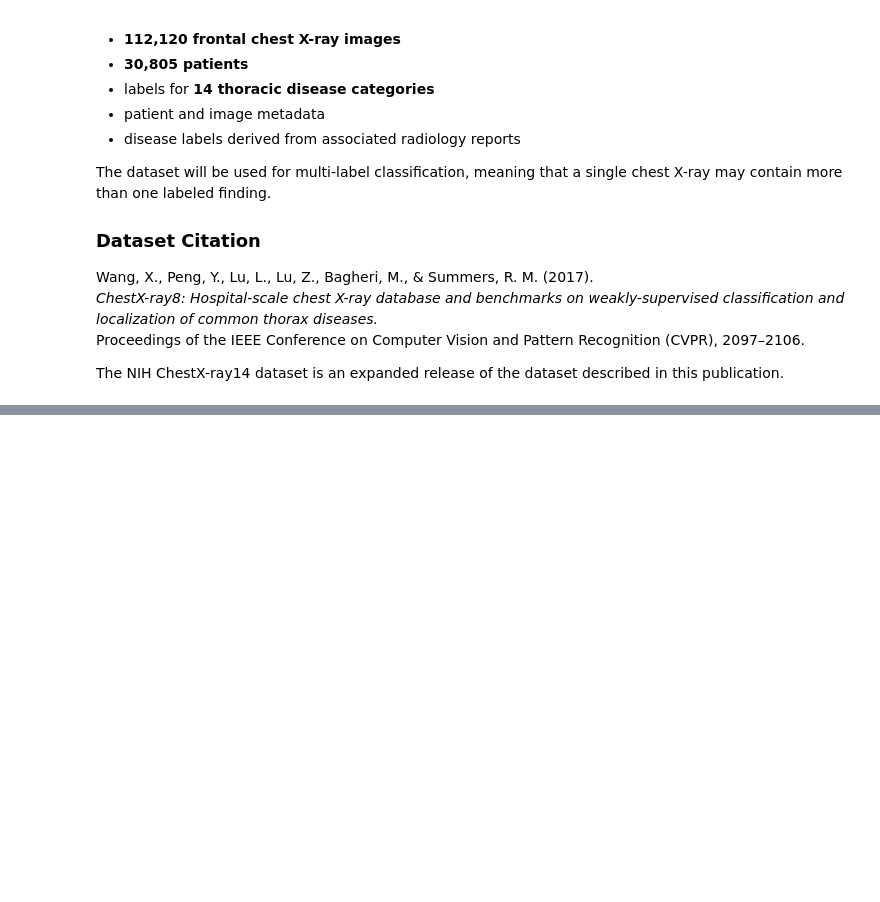
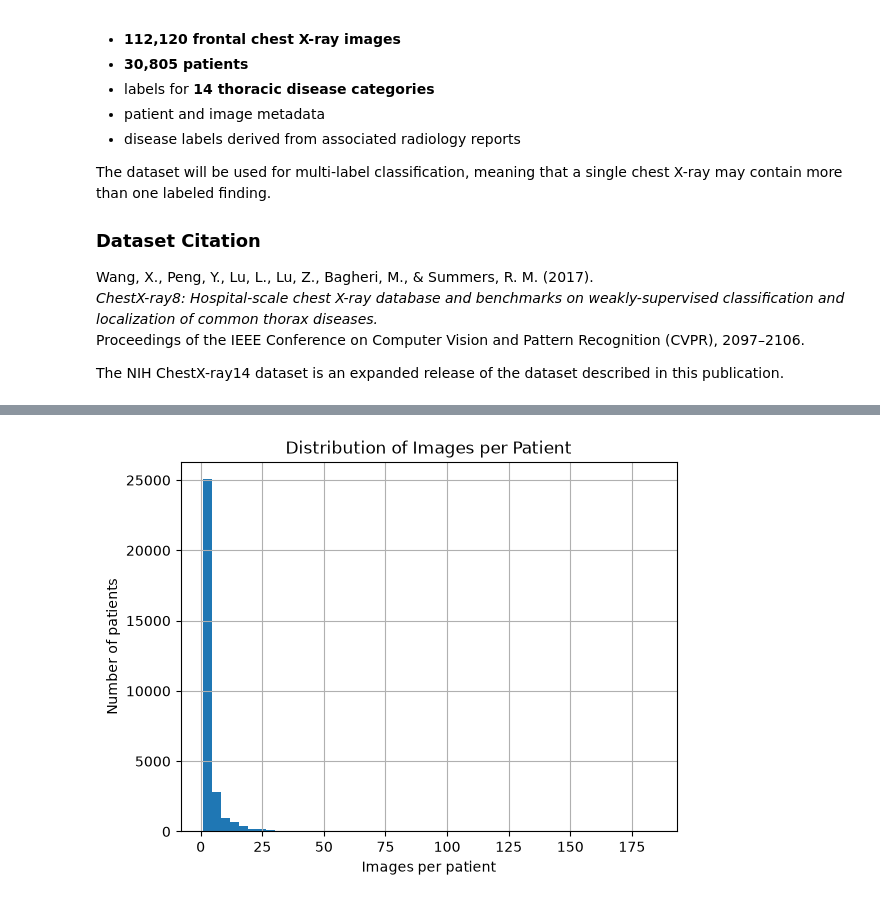
Before and after one commit to davesimms44/nih-chestxray14-pytorch, a Jupyter notebook: notebooks/01_nih_chestxray14_eda.ipynb, the cells around one changed output, grey strips where cells are left out. Drawn from its saved outputs; the diff is of its cells as text; code cells hidden in the pictures; blank space fills up the shorter version.

```diff
--- a/notebooks/01_nih_chestxray14_eda.ipynb
+++ b/notebooks/01_nih_chestxray14_eda.ipynb
@@ -30,0 +46,7 @@ The NIH ChestX-ray14 dataset is an expanded release of the dataset described in
+# %%
+# Use a relative path so the notebook remains portable within the repository.
+data_dir = Path("../data")
+
+df = pd.read_csv(data_dir / "Data_Entry_2017_v2020.csv")
+
+df.head()
@@ -30,0 +114,16 @@ The NIH ChestX-ray14 dataset is an expanded release of the dataset described in
+# %%
+df = df.rename(columns={
+    "Image Index": "image_index",
+    "Finding Labels": "finding_labels",
+    "Follow-up #": "follow_up",
+    "Patient ID": "patient_id",
+    "Patient Age": "patient_age",
+    "Patient Sex": "patient_sex",
+    "View Position": "view_position",
+    "OriginalImage[Width": "image_width",
+    "Height]": "image_height",
+    "OriginalImagePixelSpacing[x": "pixel_spacing_x",
+    "y]": "pixel_spacing_y"
+})
+
+df.head()
@@ -30,0 +186,4 @@ The NIH ChestX-ray14 dataset is an expanded release of the dataset described in
+# %%
+images_per_patient = df.groupby("patient_id").size()
+
+images_per_patient.describe()
@@ -30,0 +220,11 @@ The NIH ChestX-ray14 dataset is an expanded release of the dataset described in
+# %%
+import matplotlib.pyplot as plt
+
+images_per_patient.hist(bins=50)
+
+plt.xlabel("Images per patient")
+plt.ylabel('Number of patients')
+plt.title('Distribution of Images per Patient')
+plt.show()
+# %% [output]
+[figure, added]
```
Also changed, not shown: parts of 44 cells of this notebook, 1 other file.
